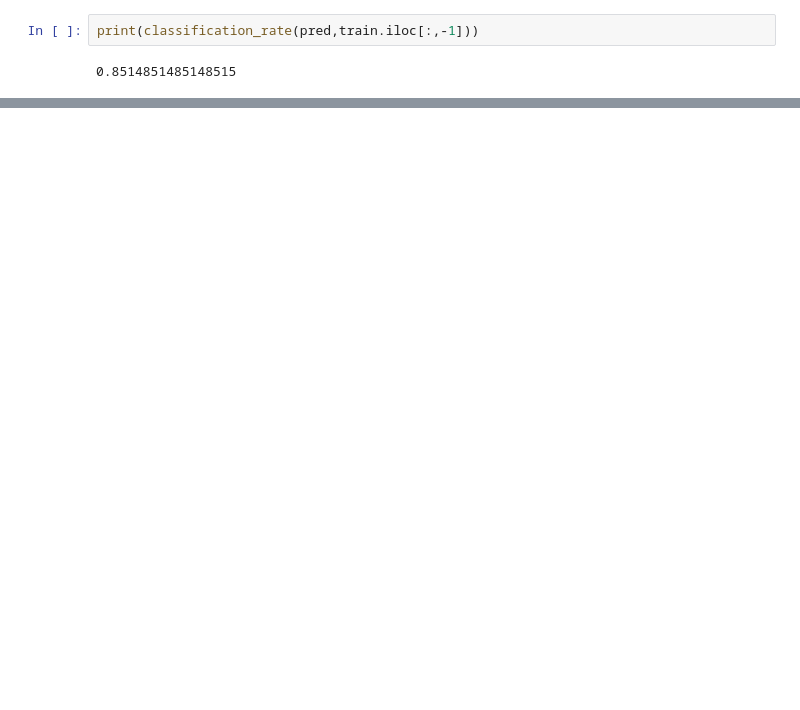
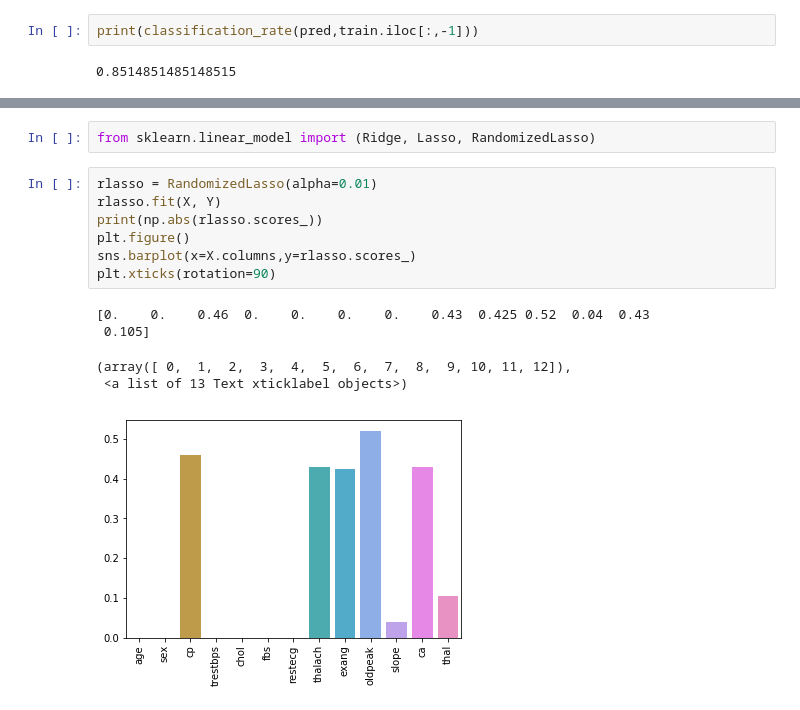
Before and after one commit to Bhavya-Babuta/Machine-Learning, a Jupyter notebook: Heart Disease UCI/HeartDiseaseUCI.ipynb, the cells around one changed output, grey strips where cells are left out. Cells and saved outputs as stored; diff of their text form; blank space fills up the shorter version.

```diff
--- a/Heart Disease UCI/HeartDiseaseUCI.ipynb
+++ b/Heart Disease UCI/HeartDiseaseUCI.ipynb
@@ -374,0 +491,15 @@ print(classification_rate(prediction,train.iloc[:,-1]))
+# %%
+from sklearn.linear_model import (Ridge, Lasso, RandomizedLasso)
+# %%
+rlasso = RandomizedLasso(alpha=0.01)
+rlasso.fit(X, Y)
+print(np.abs(rlasso.scores_))
+plt.figure()
+sns.barplot(x=X.columns,y=rlasso.scores_)
+plt.xticks(rotation=90)
+# %% [output]
+[0.    0.    0.46  0.    0.    0.    0.    0.43  0.425 0.52  0.04  0.43
+ 0.105]
+(array([ 0,  1,  2,  3,  4,  5,  6,  7,  8,  9, 10, 11, 12]),
+ <a list of 13 Text xticklabel objects>)
+[figure, added]
```
Also changed, not shown: parts of 21 cells of this notebook.
